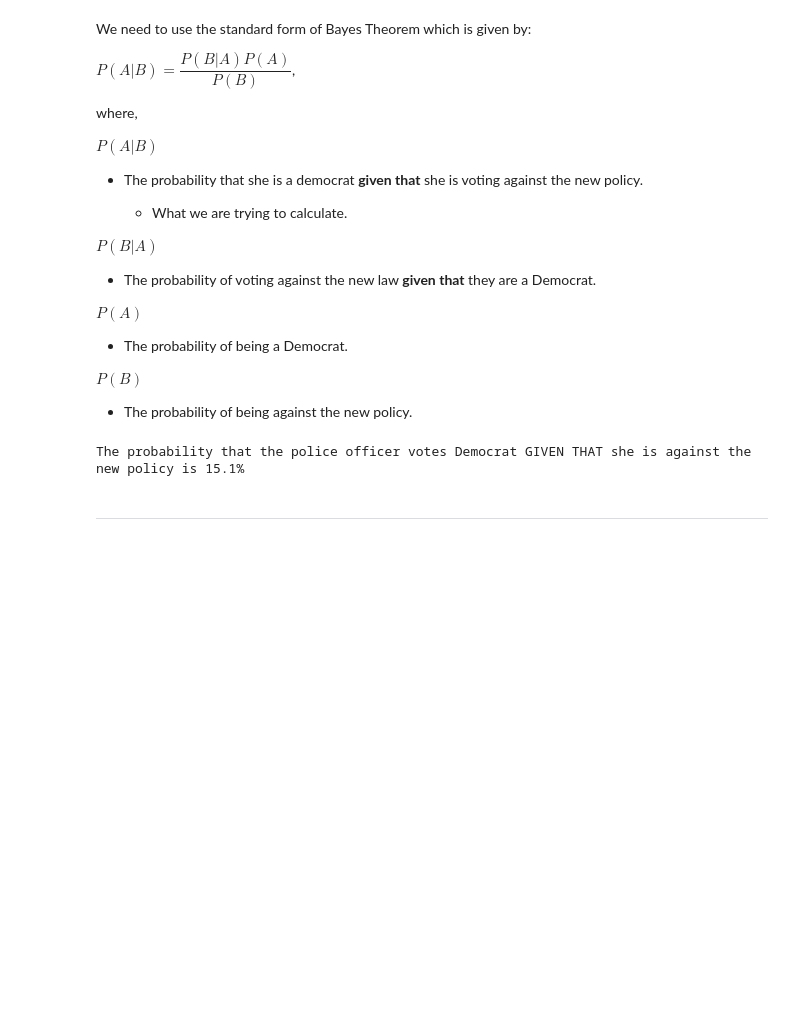
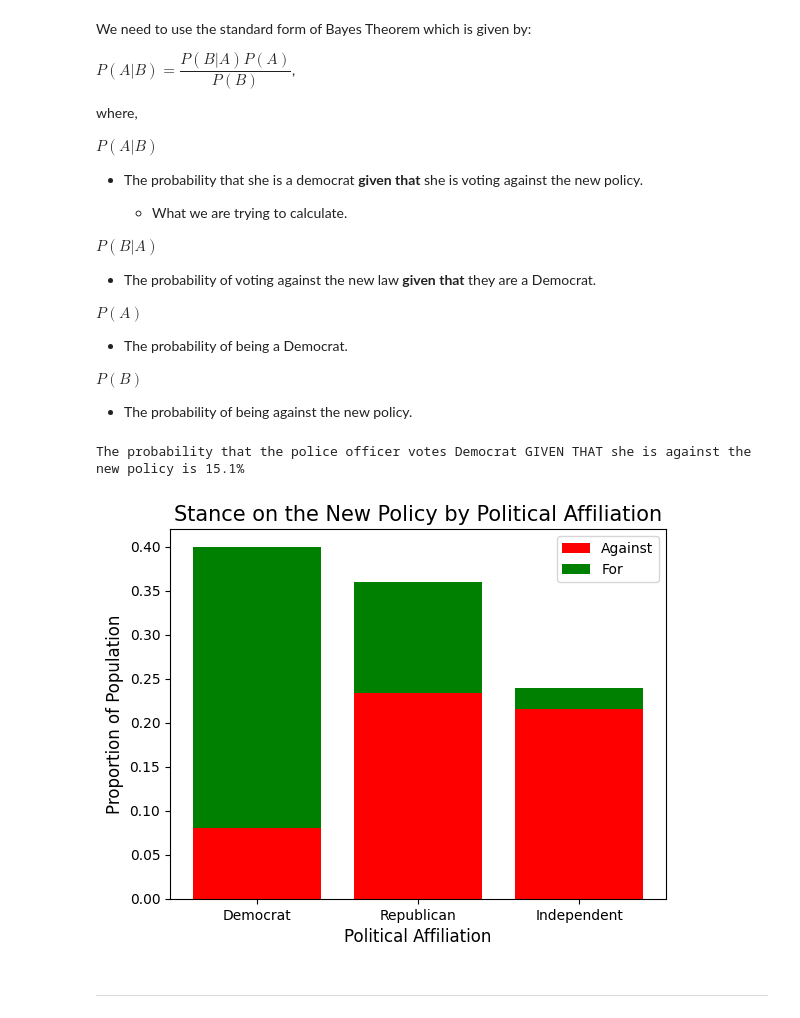
Before and after one commit to Clarke-Henshaw-Miles/extra, a Jupyter notebook: DATA SCIENCE/Data_Science_CA1.ipynb, the cells around one changed output. Cells and saved outputs as stored; diff of their text form; code cells hidden in the pictures; blank space fills up the shorter version.

```diff
--- a/DATA SCIENCE/Data_Science_CA1.ipynb
+++ b/DATA SCIENCE/Data_Science_CA1.ipynb
@@ -318,6 +318,22 @@ p_dem_against = (p_against_dem * p_dem) / p_against
 print('The probability that the police officer votes Democrat GIVEN THAT she is against the new policy is {:.1%}'.format(p_dem_against))
 # %% [output]
 The probability that the police officer votes Democrat GIVEN THAT she is against the new policy is 15.1%
+# %%
+#Creating a stacked bar chart to help visualise the data
+parties = ['Democrat', 'Republican', 'Independent']
+against_p = [p_against_dem * p_dem, p_against_rep * p_rep, p_against_ind * p_ind]
+for_p = [p_for_dem * p_dem, p_for_rep * p_rep, p_for_ind * p_ind]
+
+#Plotting the stacked bar chart
+plt.bar(parties, against_p, color='red', label='Against')
+plt.bar(parties, for_p, bottom=against_p, color='green', label='For')
+plt.xlabel('Political Affiliation', size=12)
+plt.ylabel('Proportion of Population', size=12)
+plt.title('Stance on the New Policy by Political Affiliation', size=15)
+plt.legend()
+plt.show()
+# %% [output]
+[figure, added]
 # %% [markdown]
 ---
 # %% [markdown]
```
Also changed, not shown: parts of 1 cell of this notebook.
